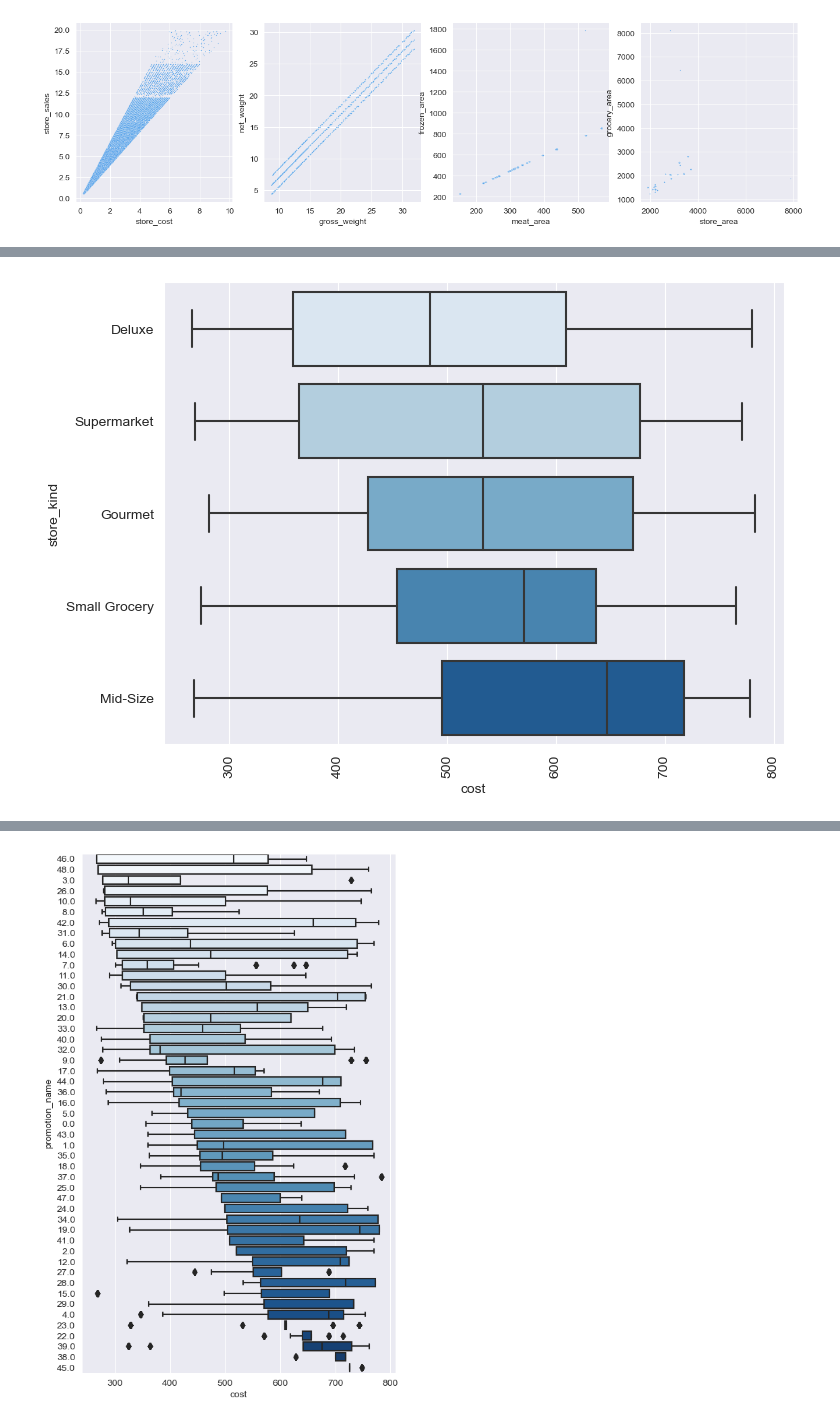
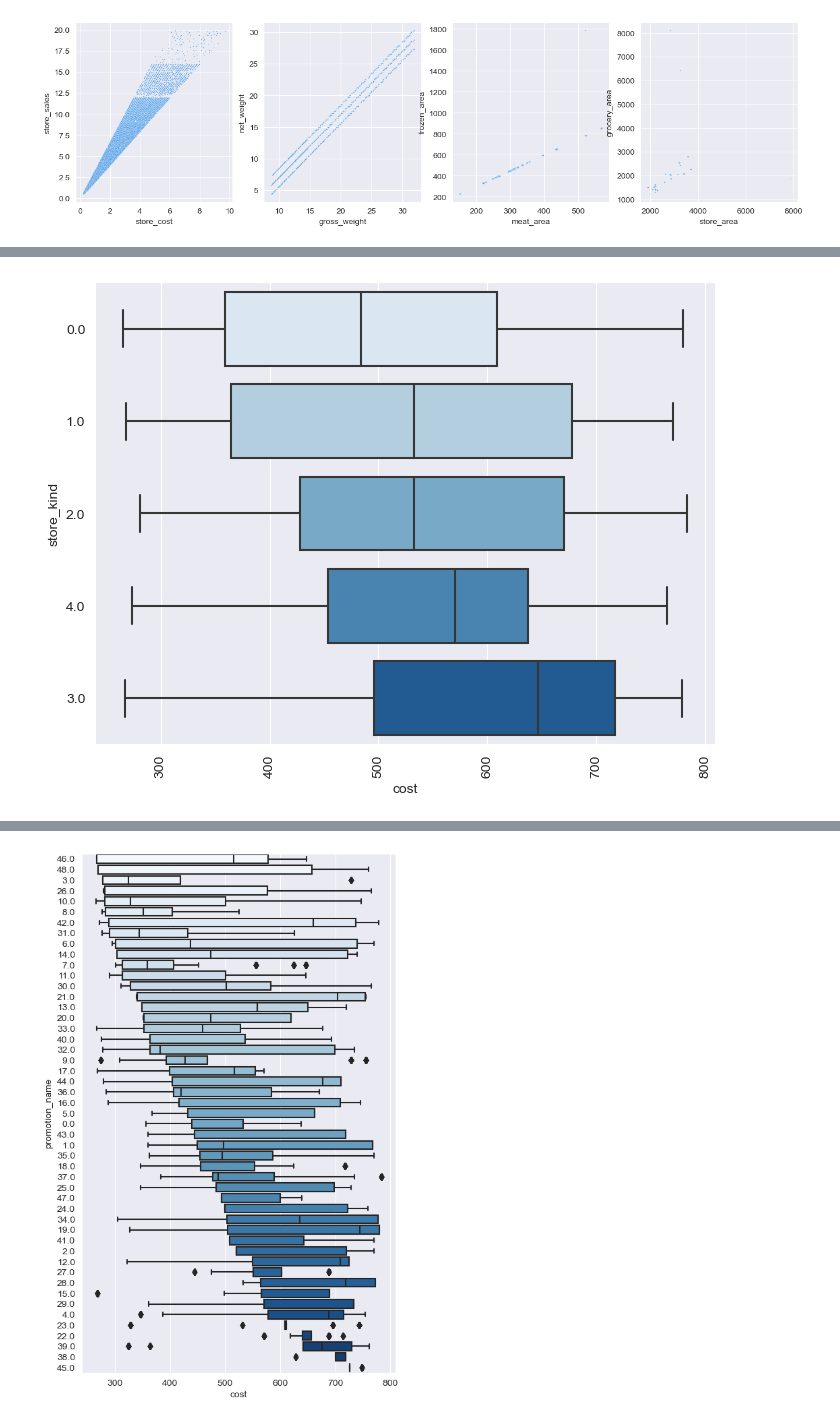
Before and after one commit to AyaHazem61/IEEE-ManSB-VICTORIS-2.0-Data-Science-Competition, a Jupyter notebook: IEEE-ManSB-VICTORIS-2.0-Filtration/regression-challenge-predicting-market-cost.ipynb, the cells around one changed output, grey strips where cells are left out. Drawn from its saved outputs; the diff is of its cells as text; code cells hidden in the pictures.

```diff
--- a/IEEE-ManSB-VICTORIS-2.0-Filtration/regression-challenge-predicting-market-cost.ipynb
+++ b/IEEE-ManSB-VICTORIS-2.0-Filtration/regression-challenge-predicting-market-cost.ipynb
@@ -342,4 +393,5 @@ is_recyclable_encoding = {'recyclable' : 1, 'yes' : 1,  'non recyclable' : 0, 'n
 # %%
+from custom_transformers import Multi_Hot_Encoder
 import numpy as np
 import re
 
@@ -350,6 +402,9 @@ def string_to_list(string):
     if lst == np.nan:
         return []
     return lst
+
+def get_features_names_(func, input_features):
+    return cols_order
 
 
 def clean_data(X_data):
@@ -362,11 +417,17 @@ def clean_data(X_data):
     X['gender']  = X[col].apply(lambda x : x.split()[1]).map(gender_encoding)
     X['children'] = X[col].str.extract(r"with (\w+) child").replace(children_num_encodeing)
     X['education'] = X[col].str.extract(r"education: ([\w\s]+) working")
+    X['education'] = X['education'].map(education_encoding)
     X['work'] = X[col].str.extract(r"working as ([\w\s]+)")
+    X['work'] = X['work'].map(work_encoding)
 
     X.drop(col, axis = 1, inplace = True)
     X['promotion_name'] = X['promotion_name'].map(promotion_name_encoding)
     X['additional_features'] = X['additional_features'].apply(string_to_list)
+#     X['city1_code'] = X['place_code'].str.extract(r"^(.*?)_")
+#     X['city2_code'] = X['place_code'].str.extract(r"_(.*?)$")
+    X['place_code'] = X['place_code'].map(place_code_encoding)
+
 
     cols, pattern = ['store_sales', 'store_cost'], r'(\d+\.\d+)'
     for col in cols:
@@ -376,6 +437,12 @@ def clean_data(X_data):
     X[col] = X[col].str.extract(pattern)
 
     X['recyclable'] = X['recyclable'].map(is_recyclable_encoding)
+    X['store_kind'] = X['store_kind'].map(store_kind_encoding)
+
+    multi_cat_encoder = Multi_Hot_Encoder('additional_features')
+    additional_features_encoded = multi_cat_encoder.fit_transform(X[['additional_features']])
+    X[multi_cat_encoder.classes__] = pd.DataFrame(additional_features_encoded,
+                                                       columns = multi_cat_encoder.classes__)
 
     num_cols =['batch_num', 'store_sales', 'store_cost', 'gross_weight',
                'net_weight', 'package_weight','yearly_income',
@@ -386,16 +453,12 @@ def clean_data(X_data):
 
     cat_cols = ['marital_status', 'gender', 'children',
                 'recyclable', 'education', 'work',
-                'place_code', 'store_kind']
+                'place_code', 'store_kind'] + multi_cat_encoder.classes__
     for col in cat_cols:
         X[col] = X[col].astype('category')
 
-    cols_order = [ 'batch_num', 'marital_status', 'gender', 'children',
-                   'education', 'work', 'place_code', 'customer_order',
-                   'additional_features', 'promotion_name', 'store_kind',
-                   'store_sales', 'store_cost', 'gross_weight', 'net_weight',
-                   'package_weight', 'recyclable', 'yearly_income', 'store_area',
-                   'grocery_area', 'frozen_area', 'meat_area']
+
+
 
     X = X[cols_order]
 
@@ -510,13 +579,14 @@ plt.show()
 # %%
 #variance in distribution between categories
 
 fig, ax = plt.subplots(figsize = (8, 6))
 sns.boxplot(y = 'store_kind', x = 'cost', data = train_cleaned, palette='Blues',
-            order = train_cleaned.groupby('store_kind')['cost'].quantile(0.25).sort_values().index)
+            order = train_cleaned.groupby('store_kind')['cost'].quantile(0.25
+                                                                        ).sort_values().index)
 plt.xticks(rotation=90)
 plt.show()
 # %% [output]
-[figure, old version]
+[figure, new version]
 # %%
 #variance in distribution between categories
 
```
Also changed, not shown: parts of 34 cells of this notebook, 1 other file.
